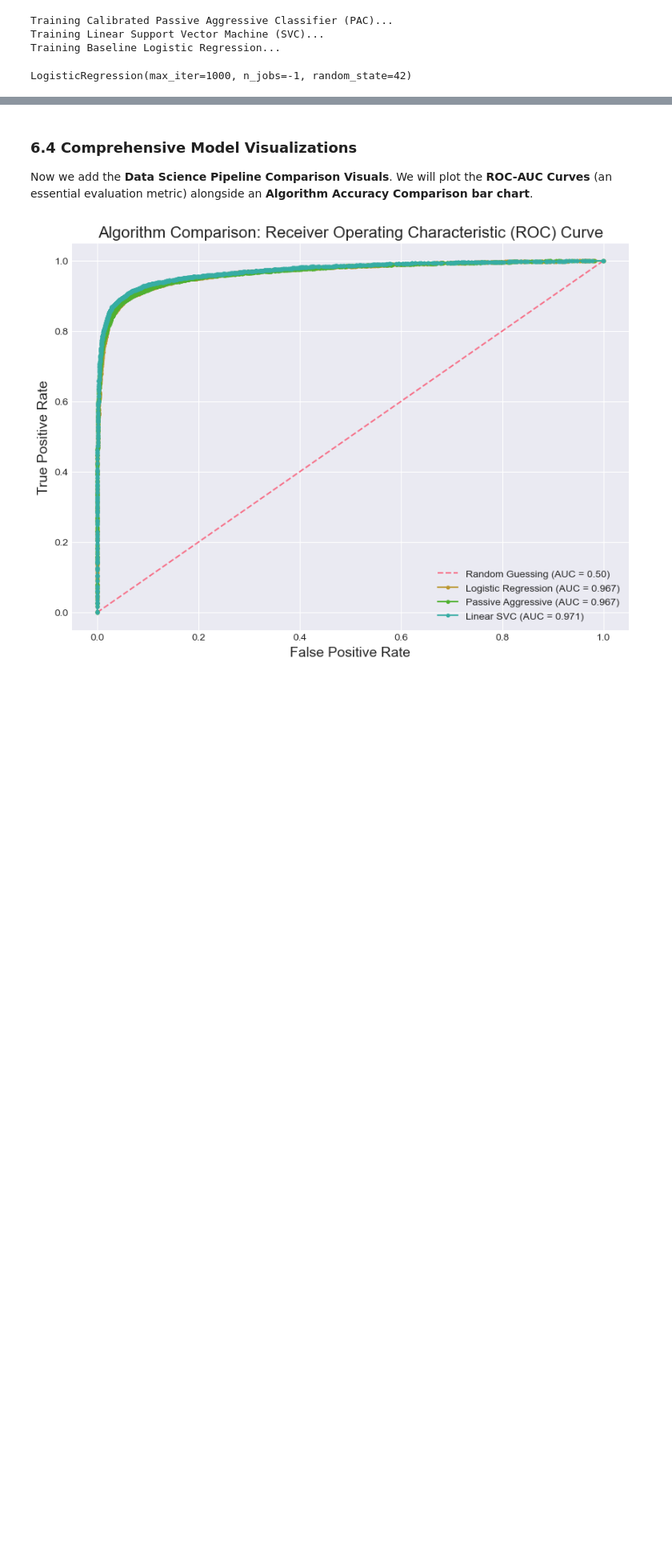
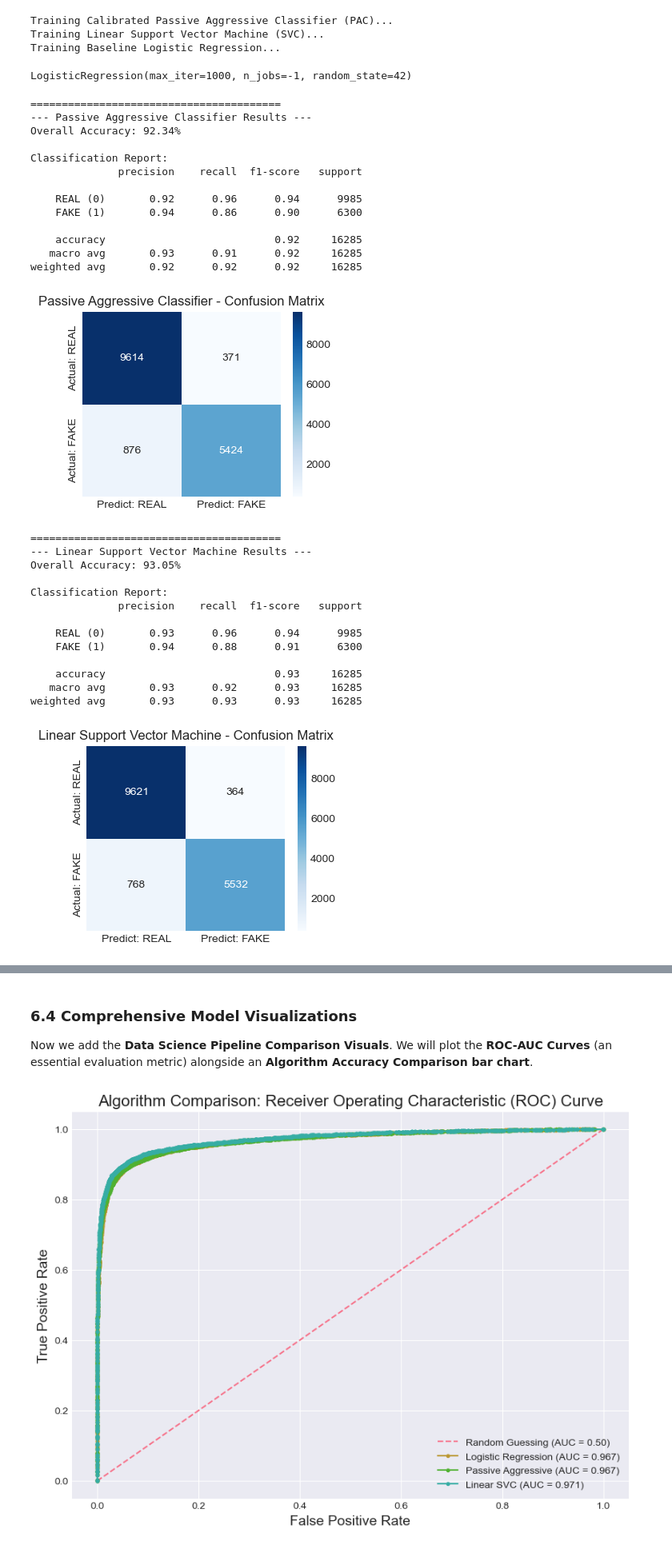
Before and after one commit to Vivek-sys-afk/Fake-News-Detection-Minor-Project, a Jupyter notebook: Fake_News_Detection.ipynb, the cells around one changed output, grey strips where cells are left out. Shown at 80% size. Saved outputs shown, nothing was run; the diff lists cells and outputs as text; code cells hidden in the pictures; blank space fills up the shorter version.

```diff
--- a/Fake_News_Detection.ipynb
+++ b/Fake_News_Detection.ipynb
@@ -282,3 +300,46 @@ Training Calibrated Passive Aggressive Classifier (PAC)...
 Training Linear Support Vector Machine (SVC)...
 Training Baseline Logistic Regression...
 LogisticRegression(max_iter=1000, n_jobs=-1, random_state=42)
+# %%
+# ---Runnning the Evaluation Function for each model ---
+
+# 1. Evaluate Passive Aggressive
+y_pred_pac = pac_calibrated.predict(X_test_tfidf)
+print_model_evaluation("Passive Aggressive Classifier", y_test, y_pred_pac)
+
+# 2. Evaluate Linear SVC
+y_pred_svc = svc_calibrated.predict(X_test_tfidf)
+print_model_evaluation("Linear Support Vector Machine", y_test, y_pred_svc)
+
+# 3. Evaluate Logistic Regression
+y_pred_lr = lr_model.predict(X_test_tfidf)
+print_model_evaluation("Logistic Regression", y_test, y_pred_lr)
+# %% [output]
+========================================
+--- Passive Aggressive Classifier Results ---
+Overall Accuracy: 92.34%
+
+Classification Report:
+              precision    recall  f1-score   support
+
+    REAL (0)       0.92      0.96      0.94      9985
+    FAKE (1)       0.94      0.86      0.90      6300
+
+    accuracy                           0.92     16285
+   macro avg       0.93      0.91      0.92     16285
+weighted avg       0.92      0.92      0.92     16285
+[figure, added]
+========================================
+--- Linear Support Vector Machine Results ---
+Overall Accuracy: 93.05%
+
+Classification Report:
+              precision    recall  f1-score   support
+
+    REAL (0)       0.93      0.96      0.94      9985
+    FAKE (1)       0.94      0.88      0.91      6300
+
+    accuracy                           0.93     16285
+   macro avg       0.93      0.92      0.93     16285
+weighted avg       0.93      0.93      0.93     16285
+[figure, added]
```
Also changed, not shown: parts of 6 cells of this notebook.
